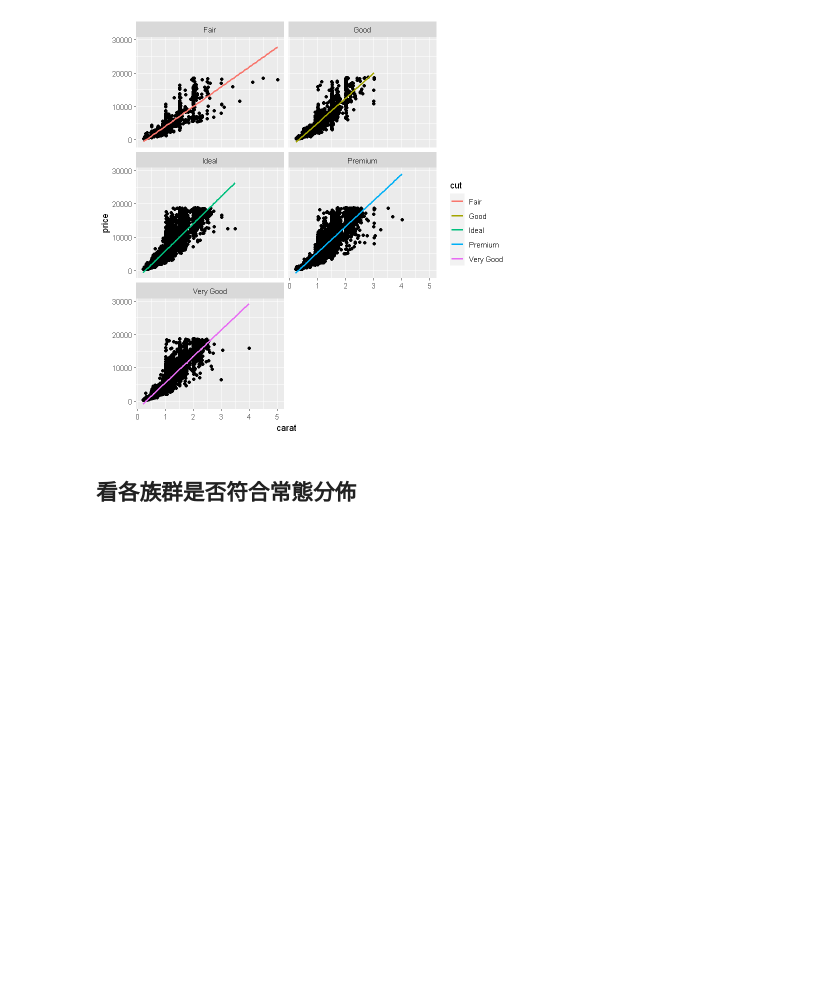
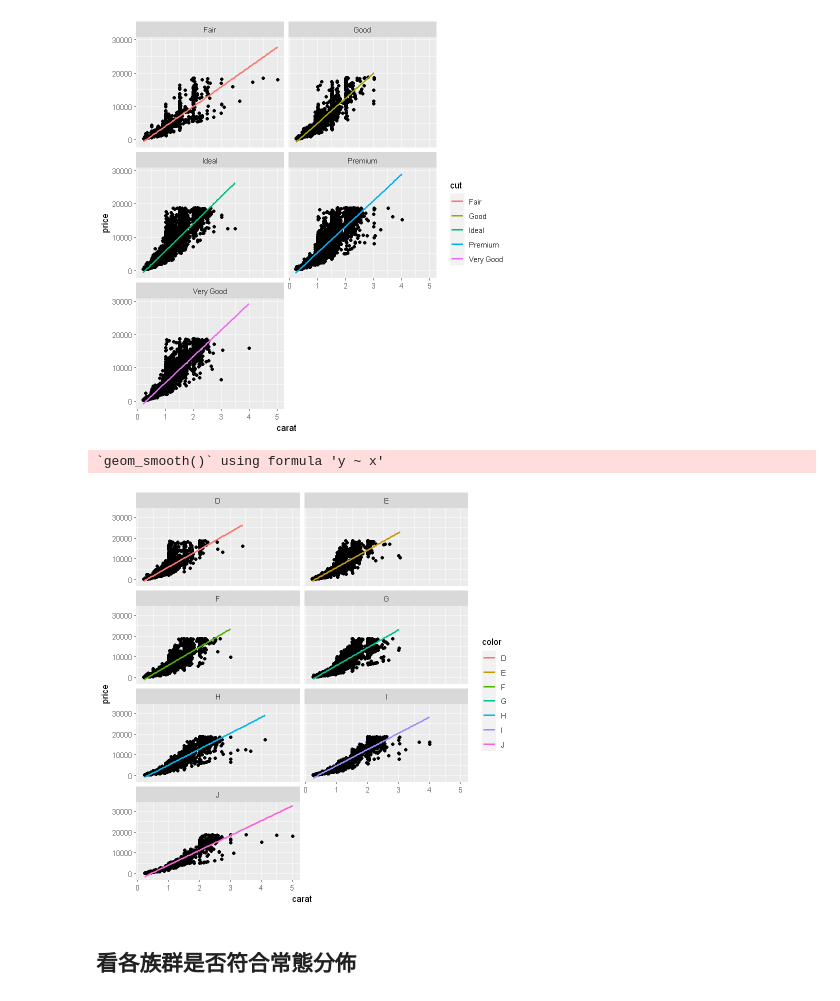
Before and after one commit to whats2000/coding-stuff-I-make-from-learning, a Jupyter notebook: R/other/Team Project/project.ipynb, the cells around one changed output. Saved outputs shown, nothing was run; the diff lists cells and outputs as text; code cells hidden in the pictures; blank space fills up the shorter version.

```diff
--- a/R/other/Team Project/project.ipynb
+++ b/R/other/Team Project/project.ipynb
@@ -151,6 +151,14 @@ ggplot(df, aes(x = carat, y = price)) +
 # %% [output]
 `geom_smooth()` using formula 'y ~ x'
 [figure]
+# %%
+ggplot(df, aes(x = carat, y = price)) +
+  geom_point() +
+  geom_smooth(aes(color = color), method = "lm", se = FALSE) +
+  facet_wrap(~ color, ncol = 2)
+# %% [output]
+`geom_smooth()` using formula 'y ~ x'
+[figure, added]
 # %% [markdown]
 ## 看各族群是否符合常態分佈
 # %%
```
Also changed, not shown: parts of 5 cells of this notebook.
